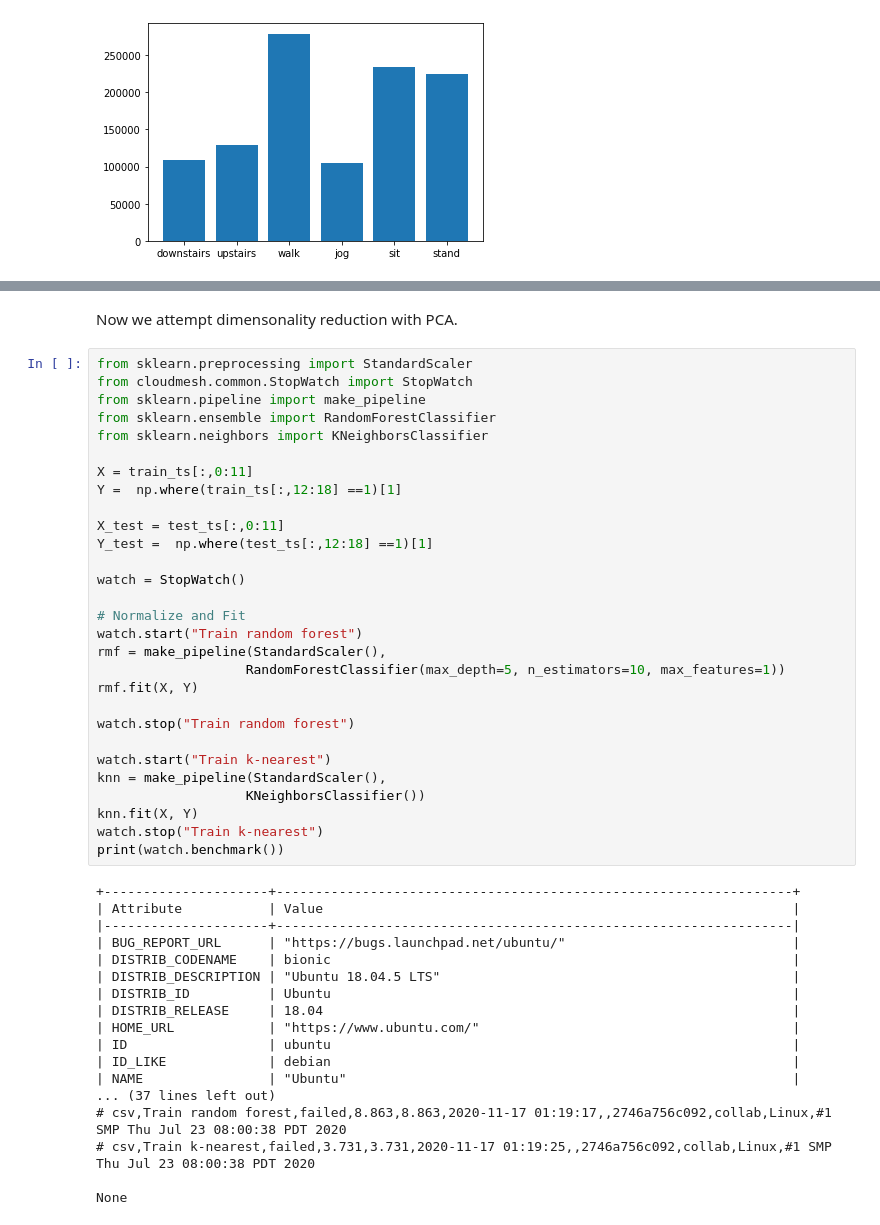
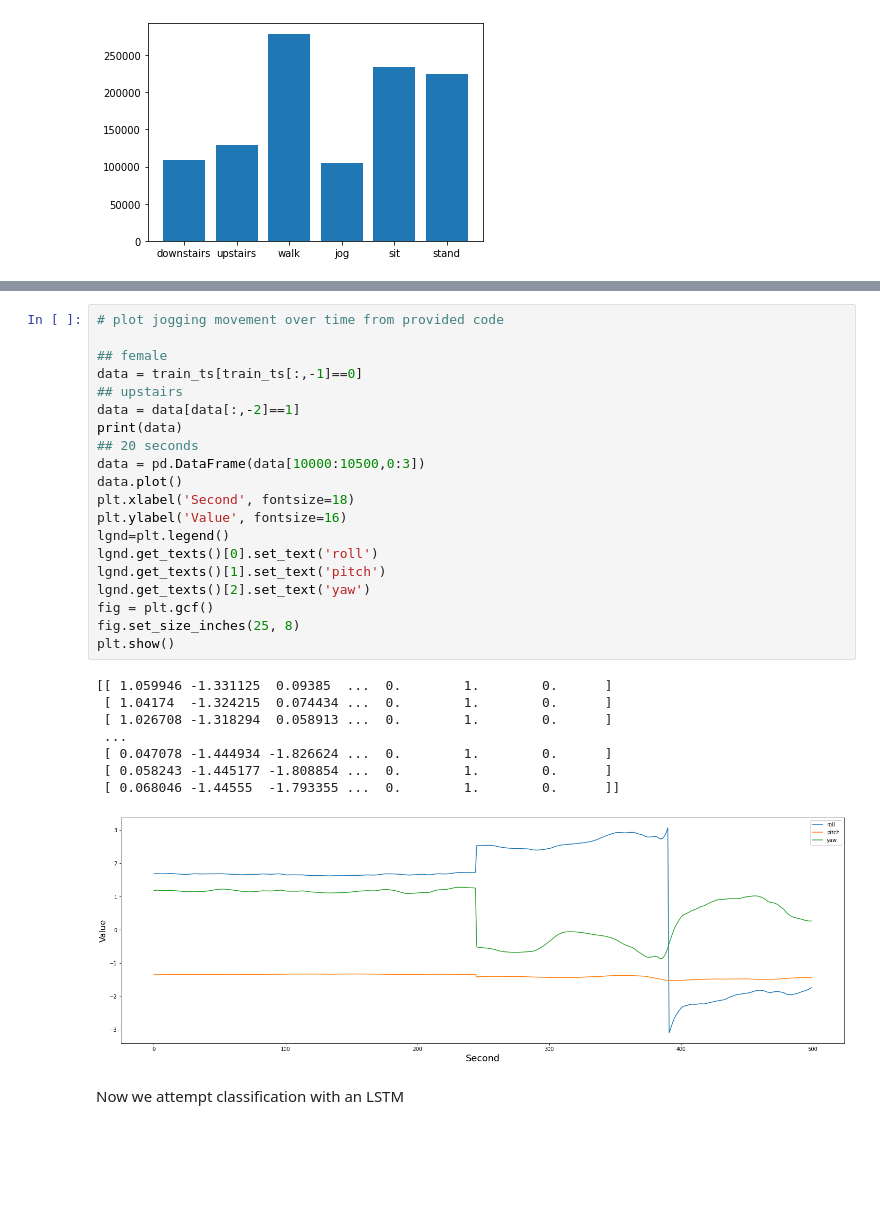
Before and after one commit to cybertraining-dsc/fa20-523-302, a Jupyter notebook: project/code/Wearables.ipynb, the cells around one changed output, grey strips where cells are left out. Saved outputs shown, nothing was run; the diff lists cells and outputs as text; blank space fills up the shorter version.

```diff
--- a/project/code/Wearables.ipynb
+++ b/project/code/Wearables.ipynb
@@ -122,49 +248,31 @@ plt.show()
+# %%
+# plot jogging movement over time from provided code
+
+## female
+data = train_ts[train_ts[:,-1]==0]
+## upstairs
+data = data[data[:,-2]==1]
+print(data)
+## 20 seconds
+data = pd.DataFrame(data[10000:10500,0:3])
+data.plot()
+plt.xlabel('Second', fontsize=18)
+plt.ylabel('Value', fontsize=16)
+lgnd=plt.legend()
+lgnd.get_texts()[0].set_text('roll')
+lgnd.get_texts()[1].set_text('pitch')
+lgnd.get_texts()[2].set_text('yaw')
+fig = plt.gcf()
+fig.set_size_inches(25, 8)
+plt.show()
+# %% [output]
+[[ 1.059946 -1.331125  0.09385  ...  0.        1.        0.      ]
+ [ 1.04174  -1.324215  0.074434 ...  0.        1.        0.      ]
+ [ 1.026708 -1.318294  0.058913 ...  0.        1.        0.      ]
+ ...
+ [ 0.047078 -1.444934 -1.826624 ...  0.        1.        0.      ]
+ [ 0.058243 -1.445177 -1.808854 ...  0.        1.        0.      ]
+ [ 0.068046 -1.44555  -1.793355 ...  0.        1.        0.      ]]
+[figure, added]
 # %% [markdown]
-Now we attempt dimensonality reduction with PCA.
+Now we attempt classification with an LSTM
-# %%
-from sklearn.preprocessing import StandardScaler
-from cloudmesh.common.StopWatch import StopWatch
-from sklearn.pipeline import make_pipeline
-from sklearn.ensemble import RandomForestClassifier
-from sklearn.neighbors import KNeighborsClassifier
-
-X = train_ts[:,0:11]
-Y =  np.where(train_ts[:,12:18] ==1)[1]
-
-X_test = test_ts[:,0:11]
-Y_test =  np.where(test_ts[:,12:18] ==1)[1]
-
-watch = StopWatch()
-
-# Normalize and Fit
-watch.start("Train random forest")
-rmf = make_pipeline(StandardScaler(),
-                   RandomForestClassifier(max_depth=5, n_estimators=10, max_features=1))
-rmf.fit(X, Y)
-
-watch.stop("Train random forest")
-
-watch.start("Train k-nearest")
-knn = make_pipeline(StandardScaler(),
-                   KNeighborsClassifier())
-knn.fit(X, Y)
-watch.stop("Train k-nearest")
-print(watch.benchmark())
-# %% [output]
-+---------------------+------------------------------------------------------------------+
-| Attribute           | Value                                                            |
-|---------------------+------------------------------------------------------------------|
-| BUG_REPORT_URL      | "https://bugs.launchpad.net/ubuntu/"                             |
-| DISTRIB_CODENAME    | bionic                                                           |
-| DISTRIB_DESCRIPTION | "Ubuntu 18.04.5 LTS"                                             |
-| DISTRIB_ID          | Ubuntu                                                           |
-| DISTRIB_RELEASE     | 18.04                                                            |
-| HOME_URL            | "https://www.ubuntu.com/"                                        |
-| ID                  | ubuntu                                                           |
-| ID_LIKE             | debian                                                           |
-| NAME                | "Ubuntu"                                                         |
-... (37 lines left out)
-# csv,Train random forest,failed,8.863,8.863,2020-11-17 01:19:17,,2746a756c092,collab,Linux,#1 SMP Thu Jul 23 08:00:38 PDT 2020
-# csv,Train k-nearest,failed,3.731,3.731,2020-11-17 01:19:25,,2746a756c092,collab,Linux,#1 SMP Thu Jul 23 08:00:38 PDT 2020
-
-None
```
Also changed, not shown: parts of 9 cells of this notebook, 1 other file.
